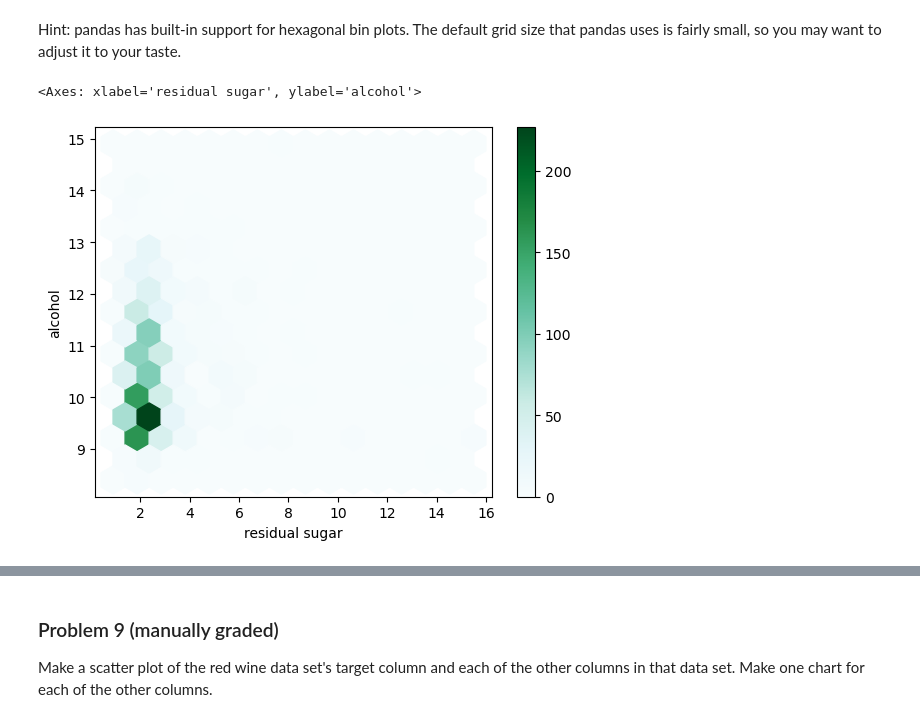
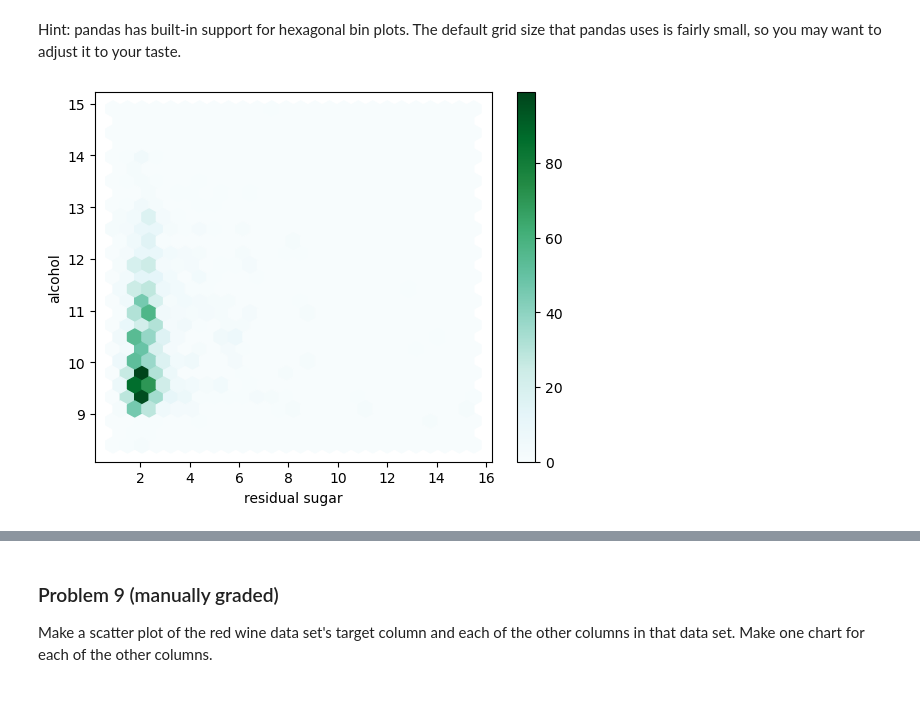
Before and after one commit to calebhadley1/dx602-homework-10, a Jupyter notebook: homework.ipynb, the cells around one changed output, grey strips where cells are left out. Cells and saved outputs as stored; diff of their text form; code cells hidden in the pictures.

```diff
--- a/homework.ipynb
+++ b/homework.ipynb
@@ -160,10 +160,10 @@ The default grid size that pandas uses is fairly small, so you may want to adjus
 # %%
 # YOUR CHANGES HERE
 
-red_wine.plot.hexbin(x="residual sugar", y="alcohol", gridsize=15)
+red_wine.plot.hexbin(x="residual sugar", y="alcohol", gridsize=25)
+None
 # %% [output]
-<Axes: xlabel='residual sugar', ylabel='alcohol'>
-[figure, old version]
+[figure, new version]
 # %% [markdown]
 <div style="page-break-after: always;"></div>
 # %% [markdown]
```
Also changed, not shown: parts of 5 cells of this notebook.
